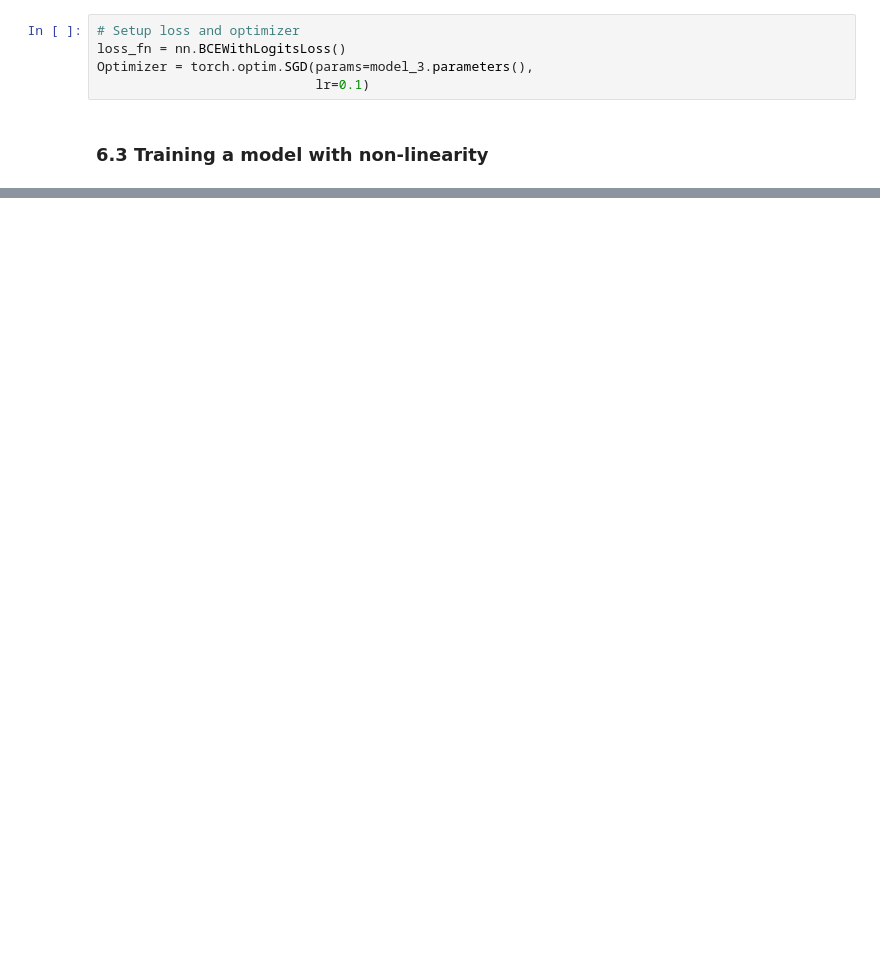
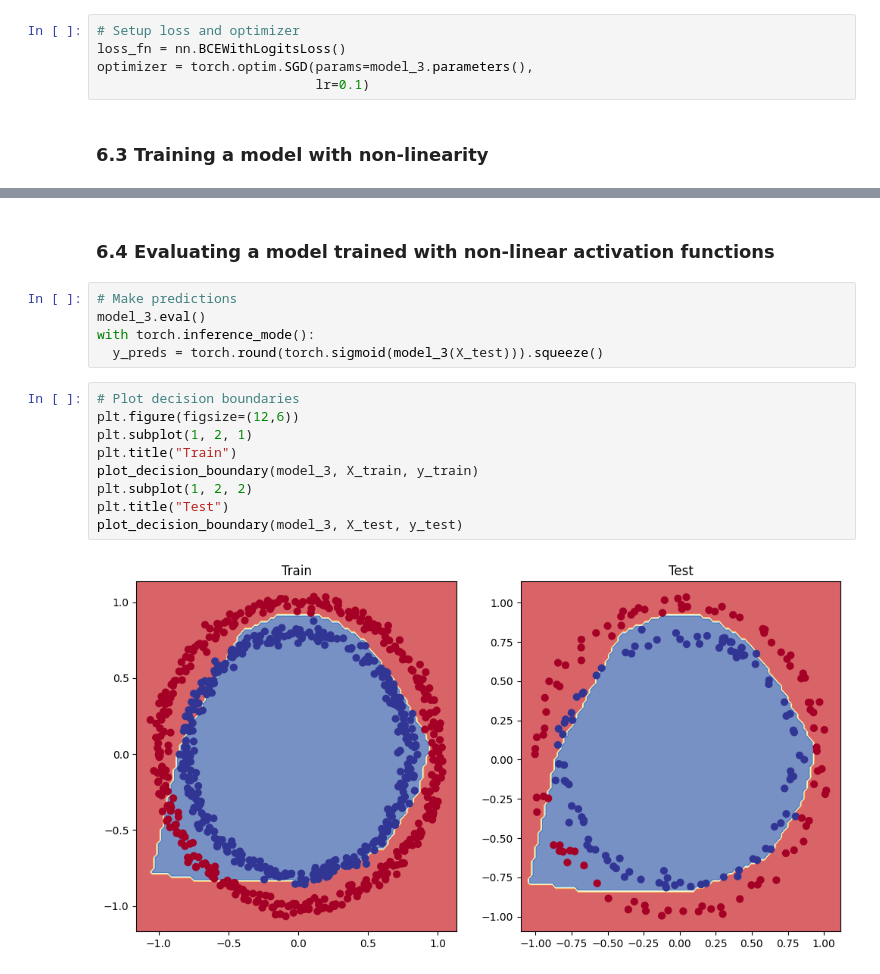
Before and after one commit to banno-0720/learning_PyTorch, a Jupyter notebook: 3_pytorch_classification.ipynb, the cells around one changed output, grey strips where cells are left out. Saved outputs shown, nothing was run; the diff lists cells and outputs as text; blank space fills up the shorter version.

```diff
--- a/3_pytorch_classification.ipynb
+++ b/3_pytorch_classification.ipynb
@@ -821,7 +820,7 @@ CircleModelV2(
 # %%
 # Setup loss and optimizer
 loss_fn = nn.BCEWithLogitsLoss()
-Optimizer = torch.optim.SGD(params=model_3.parameters(),
+optimizer = torch.optim.SGD(params=model_3.parameters(),
                             lr=0.1)
 # %% [markdown]
 ### 6.3 Training a model with non-linearity
@@ -889,0 +889,18 @@ Epoch: 900 | Loss: 0.69295, Acc: 50.00% | Test Loss: 0.69325, Test Acc: 50.00%
+# %% [markdown]
+### 6.4 Evaluating a model trained with non-linear activation functions
+# %%
+# Make predictions
+model_3.eval()
+with torch.inference_mode():
+  y_preds = torch.round(torch.sigmoid(model_3(X_test))).squeeze()
+# %%
+# Plot decision boundaries
+plt.figure(figsize=(12,6))
+plt.subplot(1, 2, 1)
+plt.title("Train")
+plot_decision_boundary(model_3, X_train, y_train)
+plt.subplot(1, 2, 2)
+plt.title("Test")
+plot_decision_boundary(model_3, X_test, y_test)
+# %% [output]
+[figure, added]
```
Also changed, not shown: parts of 15 cells of this notebook.
